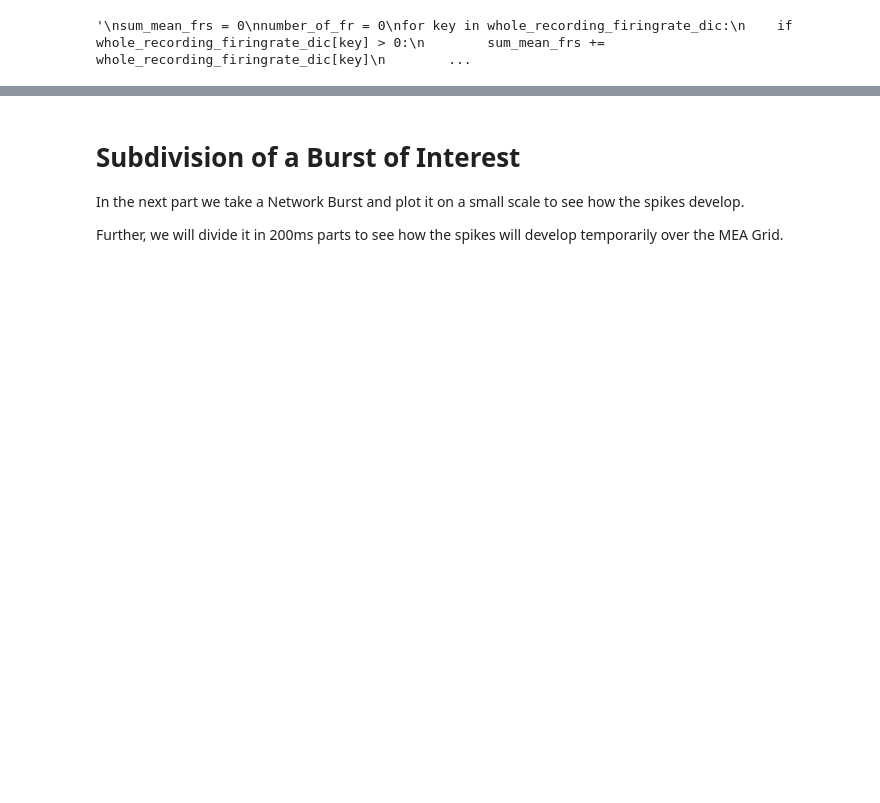
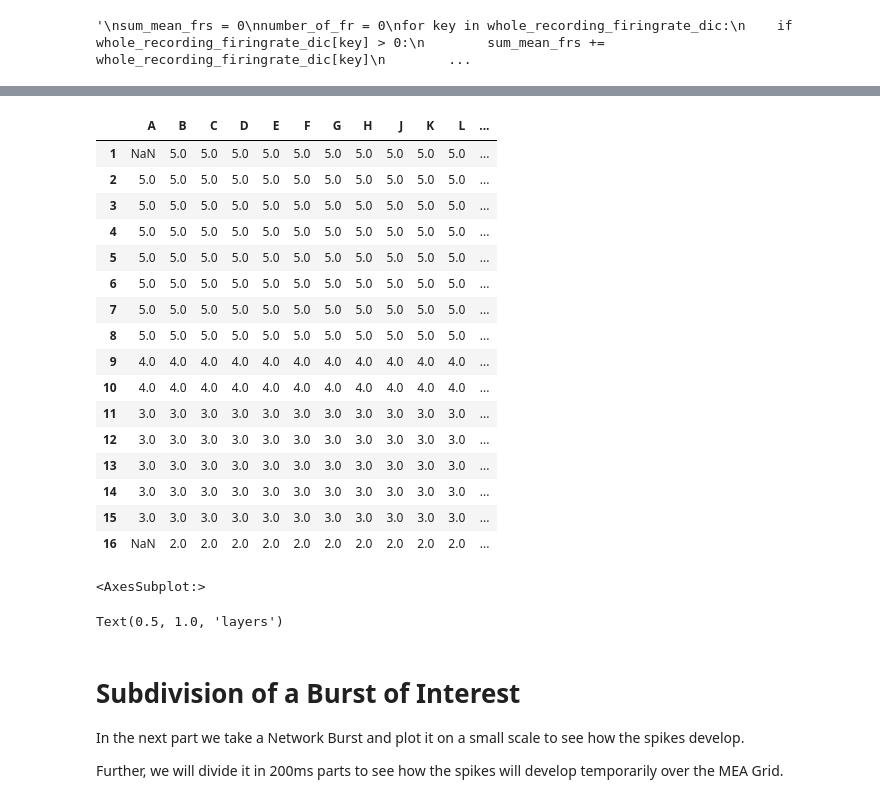
Before and after one commit to jonasort/MEA_analysis, a Jupyter notebook: Clean_Notebooks/MAIN_Recording_Dictionary_towards_rasterplots:20221026.ipynb, the cells around one changed output, grey strips where cells are left out. Saved outputs shown, nothing was run; the diff lists cells and outputs as text; code cells hidden in the pictures; blank space fills up the shorter version.

```diff
--- a/Clean_Notebooks/MAIN_Recording_Dictionary_towards_rasterplots:20221026.ipynb
+++ b/Clean_Notebooks/MAIN_Recording_Dictionary_towards_rasterplots:20221026.ipynb
@@ -913,0 +961,3 @@ longest_burst_i
+# %%
+inverted_layerdic = invert_layerdic(layerdic)
+inverted_layerdic
@@ -914,3 +982,57 @@ longest_burst_i
+# %%
+def convert_inverted_layerdic_to_numerical(layerdic_inverted):
+
+
+    layer_numbers={'layer1':2,
+                   'layer2-3':3,
+                    'layer4':4,
+                    'layer5-6':5,
+                    'whitematter':1,
+                    'noslice': 0}
+
+    numerical_inverted_layerdic = {}
+
+    for key in layerdic_inverted:
+        layer = layerdic_inverted[key]
+        numerical_inverted_layerdic[key]=layer_numbers[layer]
+
+    return numerical_inverted_layerdic
+# %%
+num_inverted_layerdic = convert_inverted_layerdic_to_numerical(layerdic_inverted=inverted_layerdic)
+# %%
+df_layers_numbers = get_dict_values(use_df_copy3, num_inverted_layerdic)
+# %%
+df_layers_numbers
+# %% [output]
+|  | A | B | C | D | E | F | G | H | J | K | L | ... |
+| 1 | NaN | 5.0 | 5.0 | 5.0 | 5.0 | 5.0 | 5.0 | 5.0 | 5.0 | 5.0 | 5.0 | ... |
+| 2 | 5.0 | 5.0 | 5.0 | 5.0 | 5.0 | 5.0 | 5.0 | 5.0 | 5.0 | 5.0 | 5.0 | ... |
+| 3 | 5.0 | 5.0 | 5.0 | 5.0 | 5.0 | 5.0 | 5.0 | 5.0 | 5.0 | 5.0 | 5.0 | ... |
+| 4 | 5.0 | 5.0 | 5.0 | 5.0 | 5.0 | 5.0 | 5.0 | 5.0 | 5.0 | 5.0 | 5.0 | ... |
+| 5 | 5.0 | 5.0 | 5.0 | 5.0 | 5.0 | 5.0 | 5.0 | 5.0 | 5.0 | 5.0 | 5.0 | ... |
+| 6 | 5.0 | 5.0 | 5.0 | 5.0 | 5.0 | 5.0 | 5.0 | 5.0 | 5.0 | 5.0 | 5.0 | ... |
+| 7 | 5.0 | 5.0 | 5.0 | 5.0 | 5.0 | 5.0 | 5.0 | 5.0 | 5.0 | 5.0 | 5.0 | ... |
+| 8 | 5.0 | 5.0 | 5.0 | 5.0 | 5.0 | 5.0 | 5.0 | 5.0 | 5.0 | 5.0 | 5.0 | ... |
+| 9 | 4.0 | 4.0 | 4.0 | 4.0 | 4.0 | 4.0 | 4.0 | 4.0 | 4.0 | 4.0 | 4.0 | ... |
+| 10 | 4.0 | 4.0 | 4.0 | 4.0 | 4.0 | 4.0 | 4.0 | 4.0 | 4.0 | 4.0 | 4.0 | ... |
+| 11 | 3.0 | 3.0 | 3.0 | 3.0 | 3.0 | 3.0 | 3.0 | 3.0 | 3.0 | 3.0 | 3.0 | ... |
+| 12 | 3.0 | 3.0 | 3.0 | 3.0 | 3.0 | 3.0 | 3.0 | 3.0 | 3.0 | 3.0 | 3.0 | ... |
+| 13 | 3.0 | 3.0 | 3.0 | 3.0 | 3.0 | 3.0 | 3.0 | 3.0 | 3.0 | 3.0 | 3.0 | ... |
+| 14 | 3.0 | 3.0 | 3.0 | 3.0 | 3.0 | 3.0 | 3.0 | 3.0 | 3.0 | 3.0 | 3.0 | ... |
+| 15 | 3.0 | 3.0 | 3.0 | 3.0 | 3.0 | 3.0 | 3.0 | 3.0 | 3.0 | 3.0 | 3.0 | ... |
+| 16 | NaN | 2.0 | 2.0 | 2.0 | 2.0 | 2.0 | 2.0 | 2.0 | 2.0 | 2.0 | 2.0 | ... |
+# %%
+f, ax = plt.subplots(1, 1, figsize = (12,10))
+
+sns.heatmap(df_layers_numbers, annot=False, linewidths=.5, ax=ax,
+            cmap="Spectral", vmin=0, vmax=5, cbar=False)
+ax.set_title('layers')
+
+f.savefig(filename+'whole_MEA_layers.pdf', dpi = 300)
+f.savefig(filename+'whole_MEA_layers.eps', dpi = 300)
+# %% [output]
+<AxesSubplot:>
+Text(0.5, 1.0, 'layers')
 # %% [markdown]
 # Subdivision of a Burst of Interest
 
```
Also changed, not shown: parts of 108 cells of this notebook, 4 other files.
